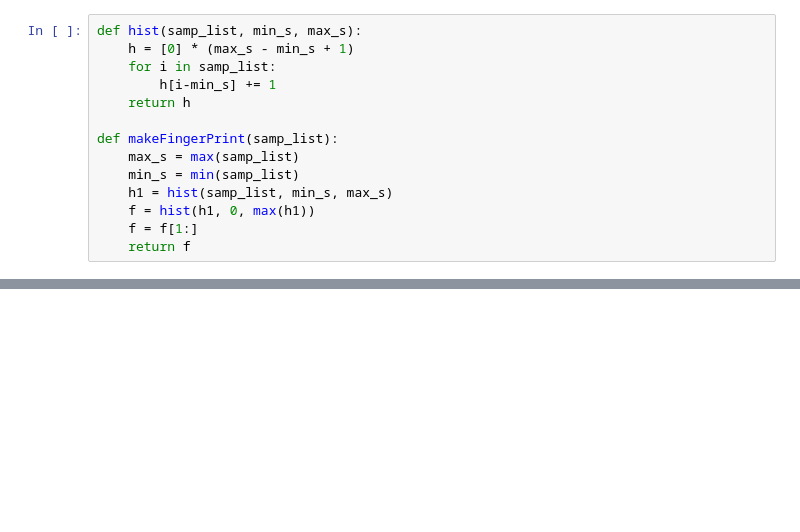
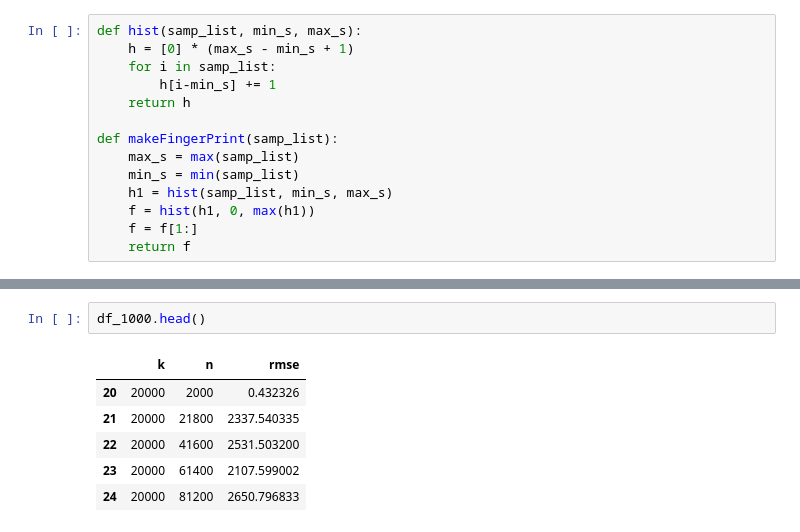
Before and after one commit to rkya/EstimatingTheUnseen, a Jupyter notebook: Neel_unseen.ipynb, the cells around one changed output, grey strips where cells are left out. Drawn from its saved outputs; the diff is of its cells as text; blank space fills up the shorter version.

```diff
--- a/Neel_unseen.ipynb
+++ b/Neel_unseen.ipynb
@@ -537,0 +519,9 @@ def entropy_estC(f):
+# %%
+df_1000.head()
+# %% [output]
+|  | k | n | rmse |
+| 20 | 20000 | 2000 | 0.432326 |
+| 21 | 20000 | 21800 | 2337.540335 |
+| 22 | 20000 | 41600 | 2531.503200 |
+| 23 | 20000 | 61400 | 2107.599002 |
+| 24 | 20000 | 81200 | 2650.796833 |
```
Also changed, not shown: parts of 14 cells of this notebook.
